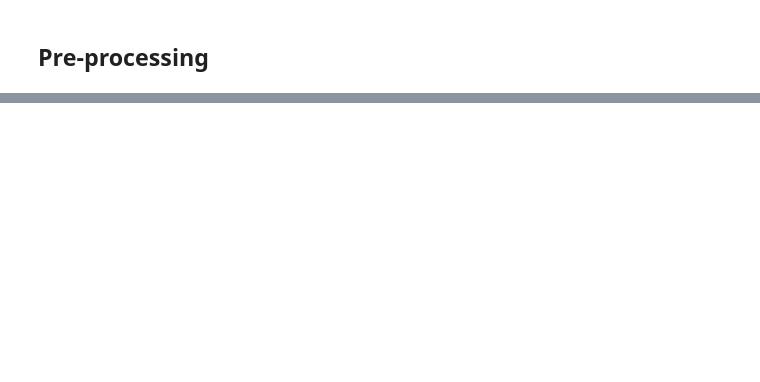
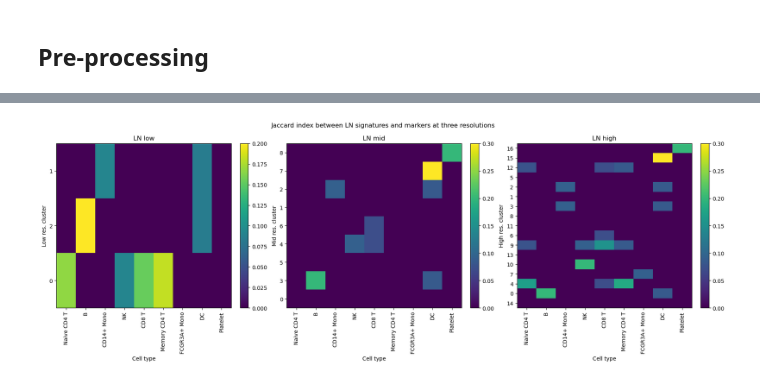
Before and after one commit to okviman/DE-ZILN, a Jupyter notebook: notebooks/scrnaseq_reanalyses/scrnaseq_resolutions.ipynb, the cells around one changed output, grey strips where cells are left out. Drawn from its saved outputs; the diff is of its cells as text; code cells hidden in the pictures; blank space fills up the shorter version.

```diff
--- a/notebooks/scrnaseq_reanalyses/scrnaseq_resolutions.ipynb
+++ b/notebooks/scrnaseq_reanalyses/scrnaseq_resolutions.ipynb
@@ -883,0 +9,7 @@ print(len(set(top100_df_ln_1['names'].tolist()).intersection(set(top100_df_ln_2_
+# %%
+markers = {'Memory CD4 T': ['IL7R', 'CD3D', 'CD3E'], 'Naive CD4 T': ['IL7R', 'CCR7', 'CD3D', 'CD3E'],
+            'CD8 T': ['CD8B', 'CCL5', 'CD2', 'CD3D', 'CD3E'],
+           'NK': ['GNLY', 'NKG7'],
+           'B': ['MS4A1', 'CD79A'],
+           'CD14+ Mono': ['CD14', 'LYZ'],  'FCGR3A+ Mono': ['FCGR3A', 'MS4A7'],  'DC': ['FCER1A', 'CST3', 'CD74'],
+           'Platelet': ['PPBP', 'PF4']}
@@ -883,0 +130,70 @@ print(len(set(top100_df_ln_1['names'].tolist()).intersection(set(top100_df_ln_2_
+# %%
+import numpy as np
+
+def compute_jaccard_index(signature_1, signature_2):
+    """
+    Compute the Jaccard index between two signatures.
+    """
+    return len(set(signature_1) & set(signature_2)) / len(set(signature_1) | set(signature_2))
+
+cell_types = adata_norm.obs['cell_type'].unique()
+
+# Compute LN low matrix
+ln_low_mat = np.zeros((len(low_clusters), len(cell_types)))
+for i, c in enumerate(low_clusters):
+    for j, c2 in enumerate(cell_types):
+        ln_low_mat[i, j] = compute_jaccard_index(ln_low_signatures[c], markers[c2])
+
+# Compute LN mid matrix
+ln_mid_mat = np.zeros((len(mid_clusters), len(cell_types)))
+for i, c in enumerate(mid_clusters):
+    for j, c2 in enumerate(cell_types):
+        ln_mid_mat[i, j] = compute_jaccard_index(ln_mid_signatures[c], markers[c2])
+
+# Compute LN high matrix
+ln_high_mat = np.zeros((len(high_clusters), len(cell_types)))
+for i, c in enumerate(high_clusters):
+    for j, c2 in enumerate(cell_types):
+        ln_high_mat[i, j] = compute_jaccard_index(ln_high_signatures[c], markers[c2])
+
+import matplotlib.pyplot as plt
+
+fig, axes = plt.subplots(1, 3, figsize=(18, 6), constrained_layout=True)
+
+# Plot for ln_low_mat
+c1 = axes[0].pcolormesh(ln_low_mat)
+axes[0].set_xticks(np.arange(ln_low_mat.shape[1]) + 0.5, minor=False)
+axes[0].set_yticks(np.arange(ln_low_mat.shape[0]) + 0.5, minor=False)
+axes[0].set_xticklabels(cell_types, rotation=90)
+axes[0].set_yticklabels(low_clusters)
+fig.colorbar(c1, ax=axes[0])
+axes[0].set_title('LN low')
+axes[0].set_xlabel('Cell type')
+axes[0].set_ylabel('Low res. cluster')
+
+# Plot for ln_mid_mat
+c2 = axes[1].pcolormesh(ln_mid_mat)
+axes[1].set_xticks(np.arange(ln_mid_mat.shape[1]) + 0.5, minor=False)
+axes[1].set_yticks(np.arange(ln_mid_mat.shape[0]) + 0.5, minor=False)
+axes[1].set_xticklabels(cell_types, rotation=90)
+axes[1].set_yticklabels(mid_clusters)
+fig.colorbar(c2, ax=axes[1])
+axes[1].set_title('LN mid')
+axes[1].set_xlabel('Cell type')
+axes[1].set_ylabel('Mid res. cluster')
+
+# Plot for ln_high_mat
+c3 = axes[2].pcolormesh(ln_high_mat)
+axes[2].set_xticks(np.arange(ln_high_mat.shape[1]) + 0.5, minor=False)
+axes[2].set_yticks(np.arange(ln_high_mat.shape[0]) + 0.5, minor=False)
+axes[2].set_xticklabels(cell_types, rotation=90)
+axes[2].set_yticklabels(high_clusters)
+fig.colorbar(c3, ax=axes[2])
+axes[2].set_title('LN high')
+axes[2].set_xlabel('Cell type')
+axes[2].set_ylabel('High res. cluster')
+
+plt.suptitle('Jaccard index between LN signatures and markers at three resolutions', y=1.05)
+plt.show()
+# %% [output]
+[figure, added]
```
Also changed, not shown: parts of 66 cells of this notebook.
